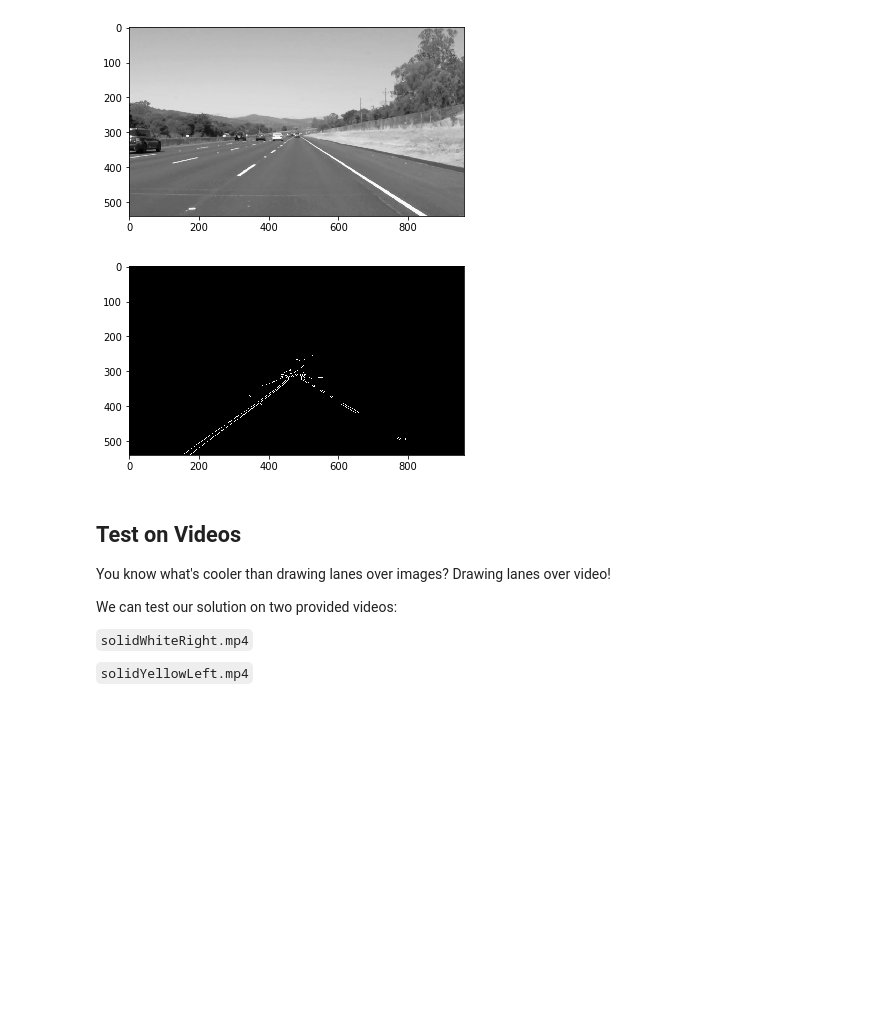
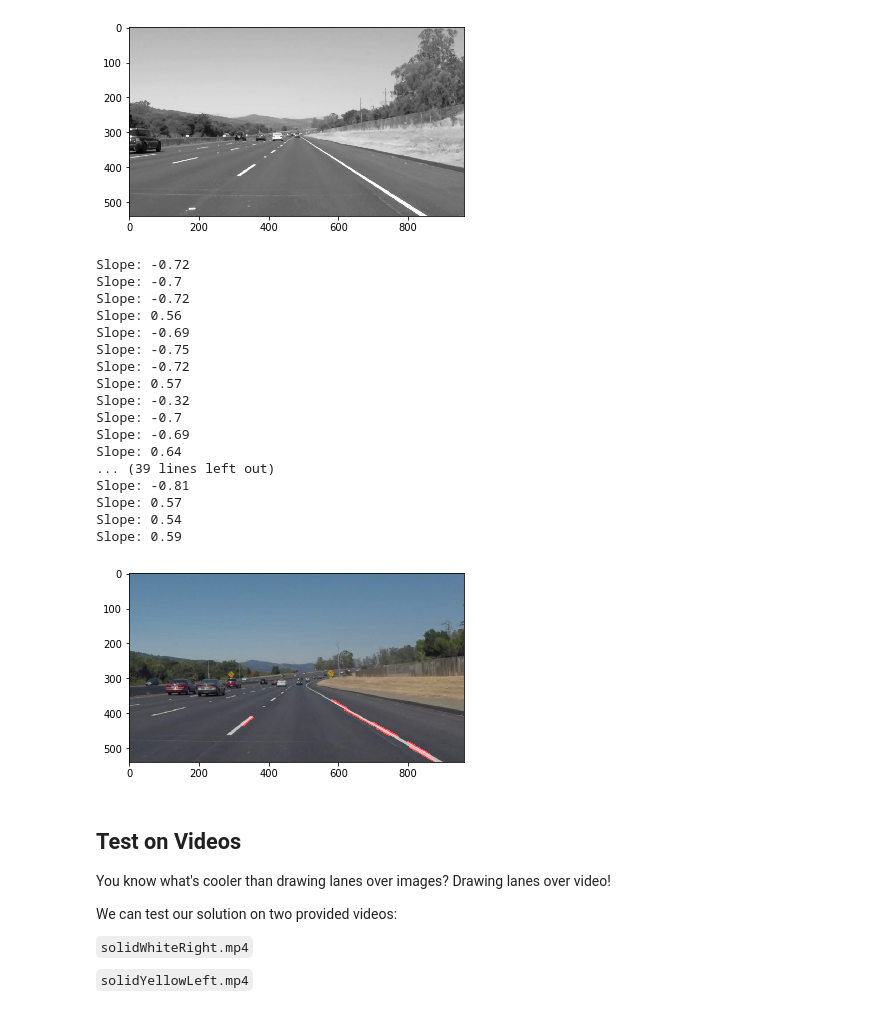
Before and after one commit to manas-mukherjee/SDND-Projects, a Jupyter notebook: CarND-LaneLines-P1/P1.ipynb, the cells around one changed output. Drawn from its saved outputs; the diff is of its cells as text; code cells hidden in the pictures; blank space fills up the shorter version.

```diff
--- a/CarND-LaneLines-P1/P1.ipynb
+++ b/CarND-LaneLines-P1/P1.ipynb
@@ -129,7 +129,7 @@ def region_of_interest(img, vertices):
 #         return float('nan') # or x or return whatever makes sense
 #     return int(round(x))
 
-def draw_lines(img, lines, color=[255, 0, 0], thickness=11):
+def draw_lines(img, lines, color=[255, 0, 0], thickness=6):
     """
     NOTE: this is the function you might want to use as a starting point once you want to
     average/extrapolate the line segments you detect to map out the full
@@ -146,6 +146,18 @@ def draw_lines(img, lines, color=[255, 0, 0], thickness=11):
     If you want to make the lines semi-transparent, think about combining
     this function with the weighted_img() function below
     """
+
+#     for line in lines:
+#         for x1,y1,x2,y2 in line:
+#             cv2.line(img, (x1, y1), (x2, y2), color, thickness)
+#             if x1!=x2:
+#                 slope = ((y2-y1)/(x2-x1))
+#                 print("Slope: {}".format(round(slope,2)))
+#             else:
+#                 continue
+
+    #updated draw lines
+
     pos_slope = 0
     neg_slope = 0
 
@@ -174,13 +186,13 @@ def draw_lines(img, lines, color=[255, 0, 0], thickness=11):
             length = np.sqrt(((y2 - y1) ** 2) + ((x2 - x1) ** 2))
 
             #check if it is a left or line lane based on the slope
-            if slope > 0:
+            if slope > 0.5:
                 pos_slope = pos_slope + slope * length
                 pos_int = pos_int + intercept * length
                 pos_len = pos_len + length
 
                 pos_cnt = pos_cnt  + 1
-            else:
+            elif slope < -0.6:
                 neg_slope = neg_slope + slope * length
                 neg_int = neg_int + intercept * length
                 neg_len = neg_len + length
@@ -294,35 +306,52 @@ for imb_input in os.listdir("test_images/"):
 
     #Canny
     low_threshold = 50
     high_threshold = 110
     canny_img = canny(blur_gray_img, low_threshold, high_threshold)
     plt.imshow(canny_img, cmap='Greys_r')
 
     #Mask
     imshape = canny_img.shape
     vertices = np.array([[(50,imshape[0]),(550, 240), (430, 240), (imshape[1]-50,imshape[0])]], dtype=np.int32)
     masked_img = region_of_interest(canny_img, vertices)
     plt.imshow(masked_img, cmap='Greys_r')
 
     #Hough line
     rho = 1 # distance resolution in pixels of the Hough grid
     theta = np.pi/180 # angular resolution in radians of the Hough grid
     threshold = 1     # minimum number of votes (intersections in Hough grid cell)
     min_line_len = 27 #minimum number of pixels making up a line
     max_line_gap = 1    # maximum gap in pixels between connectable line segments
     line_img = hough_lines(masked_img, rho, theta, threshold, min_line_len, max_line_gap)
 
     # Create a "color" binary image to combine with line image
     color_edges = np.dstack((masked_img, masked_img, masked_img))
 
     initial_img = image
     img = line_img
     img_with_lines = weighted_img(img, initial_img, α=0.8, β=1., γ=0.)
     plt.imshow(img_with_lines)
 
-    cv2.imwrite("test_images_output/"+imb_input, img_with_lines)
+    cv2.imwrite("test_images_output/"+imb_input, cv2.cvtColor(img_with_lines, cv2.COLOR_RGB2BGR))
 # %% [output]
+Slope: -0.72
+Slope: -0.7
+Slope: -0.72
+Slope: 0.56
+Slope: -0.69
+Slope: -0.75
+Slope: -0.72
+Slope: 0.57
+Slope: -0.32
+Slope: -0.7
+Slope: -0.69
+Slope: 0.64
+... (39 lines left out)
+Slope: -0.81
+Slope: 0.57
+Slope: 0.54
+Slope: 0.59
-[figure, old version]
+[figure, new version]
 # %% [markdown]
 ## Test on Videos
 
```
Also changed, not shown: parts of 4 cells of this notebook, 15 other files.
